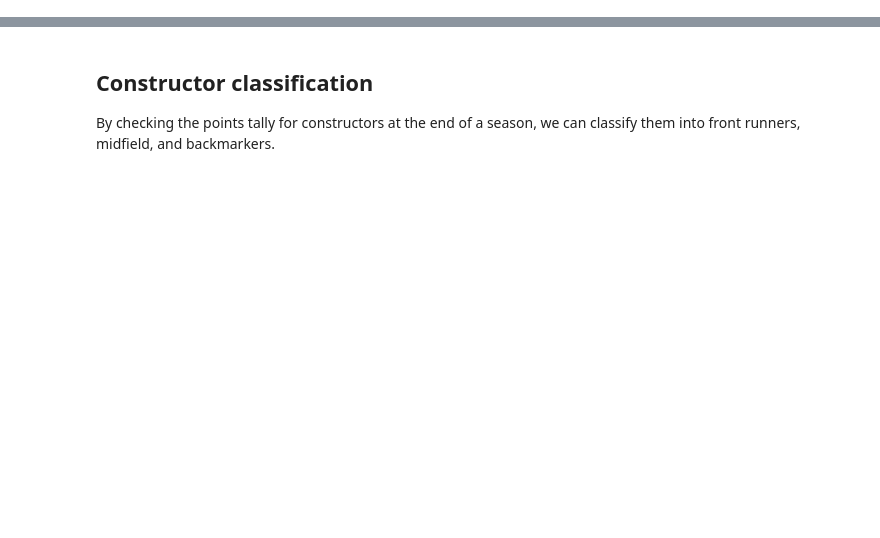
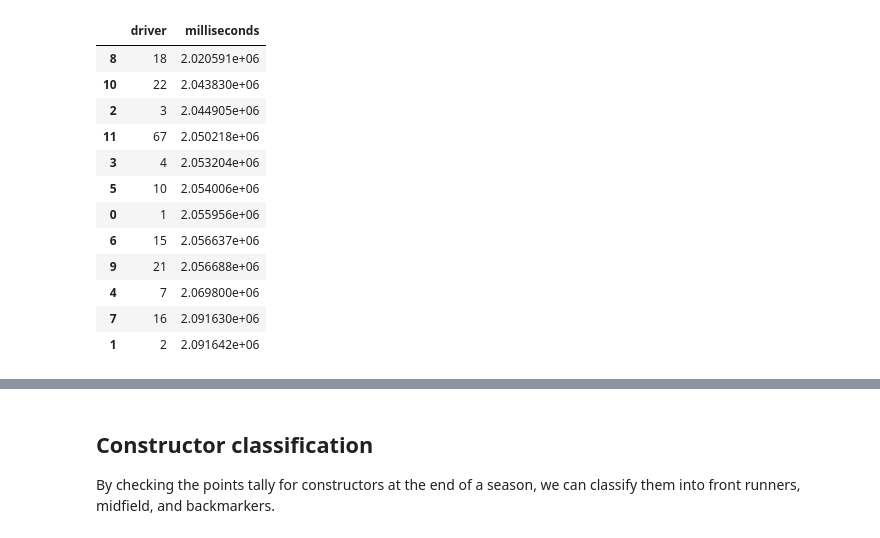
Before and after one commit to mnvsngv/cs696-bigdata, a Jupyter notebook: Project/Project.ipynb, the cells around one changed output, grey strips where cells are left out. Drawn from its saved outputs; the diff is of its cells as text; code cells hidden in the pictures; blank space fills up the shorter version.

```diff
--- a/Project/Project.ipynb
+++ b/Project/Project.ipynb
@@ -35,0 +90,18 @@ circuits = pd.read_csv('f1-data/circuits.csv', encoding='ISO-8859-1')
+# %%
+race_1_predictions_df = pd.DataFrame(race_1_predictions)
+race_1_predictions_df = race_1_predictions_df.sort_values(by='milliseconds')
+race_1_predictions_df
+# %% [output]
+|  | driver | milliseconds |
+| 8 | 18 | 2.020591e+06 |
+| 10 | 22 | 2.043830e+06 |
+| 2 | 3 | 2.044905e+06 |
+| 11 | 67 | 2.050218e+06 |
+| 3 | 4 | 2.053204e+06 |
+| 5 | 10 | 2.054006e+06 |
+| 0 | 1 | 2.055956e+06 |
+| 6 | 15 | 2.056637e+06 |
+| 9 | 21 | 2.056688e+06 |
+| 4 | 7 | 2.069800e+06 |
+| 7 | 16 | 2.091630e+06 |
+| 1 | 2 | 2.091642e+06 |
```
Also changed, not shown: parts of 14 cells of this notebook.
